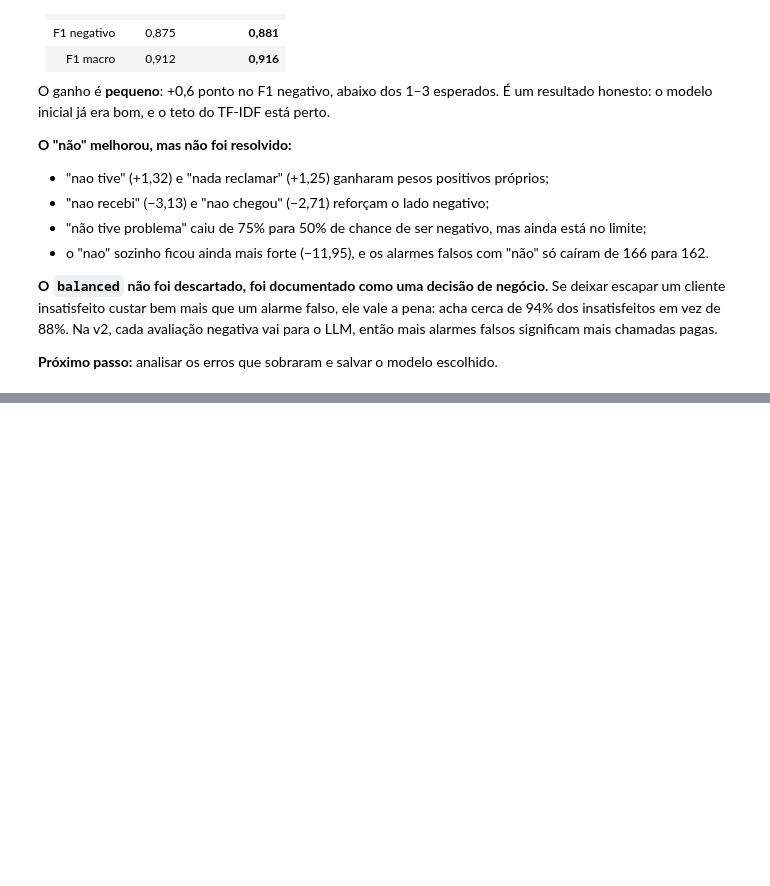
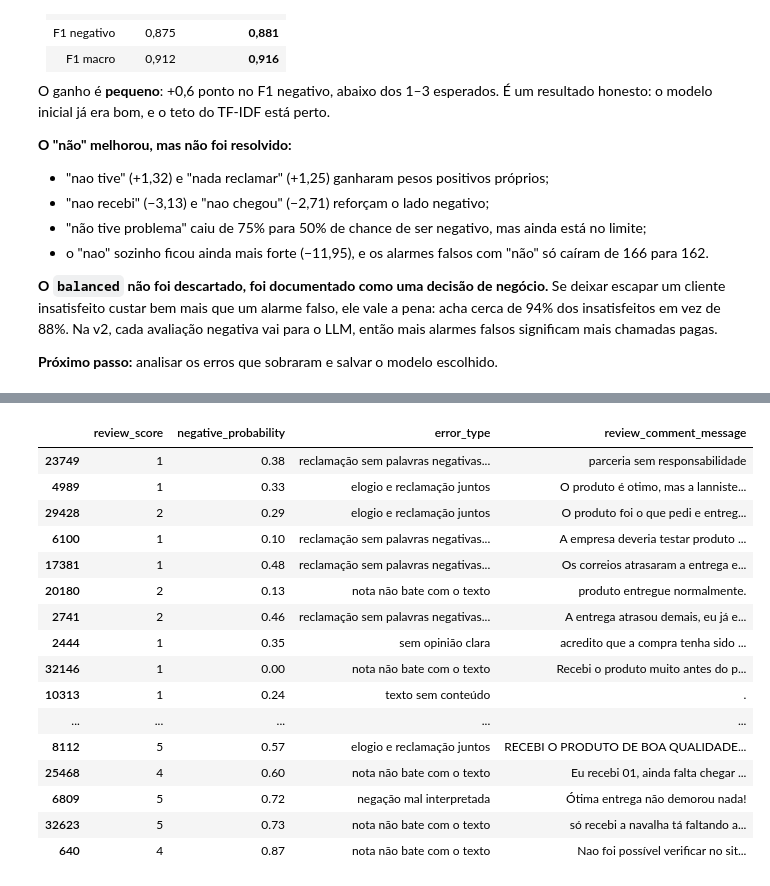
Before and after one commit to baxelin/delivery-ai, a Jupyter notebook: notebooks/v1_sentimento.ipynb, the cells around one changed output, grey strips where cells are left out. Cells and saved outputs as stored; diff of their text form; code cells hidden in the pictures; blank space fills up the shorter version.

Commit message:
feat: analisa erros do modelo na v1

```diff
--- a/notebooks/v1_sentimento.ipynb
+++ b/notebooks/v1_sentimento.ipynb
@@ -1122,0 +1127,19 @@ O ganho é **pequeno**: +0,6 ponto no F1 negativo, abaixo dos 1–3 esperados.
+# %%
+DECISION_THRESHOLD = 0.5
+pd.set_option("display.max_colwidth", 200)
+
+test_results = split.test.assign(
+    predicted=chosen_predictions,
+    negative_probability=chosen_model.predict_proba(split.test[MESSAGE_COLUMN])[:, negative_column],
+    words=split.test[MESSAGE_COLUMN].str.split().str.len(),
+)
+test_results["confidence"] = (test_results["negative_probability"] - DECISION_THRESHOLD).abs()
+is_chosen_correct = test_results["predicted"] == test_results[SENTIMENT_COLUMN]
+
+errors = test_results[~is_chosen_correct]
+missed_negatives = errors[errors[SENTIMENT_COLUMN] == NEGATIVE]
+false_alarms = errors[errors[SENTIMENT_COLUMN] != NEGATIVE]
+
+print(f"Erros no teste: {len(errors)} de {len(test_results):,}")
+print(f"Negativas que escaparam: {len(missed_negatives)}")
+print(f"Alarmes falsos: {len(false_alarms)}")
@@ -1122,0 +1210,63 @@ O ganho é **pequeno**: +0,6 ponto no F1 negativo, abaixo dos 1–3 esperados.
+# %%
+ERRORS_PER_CLASS = 10
+
+LABEL_MISMATCH = "nota não bate com o texto"
+MIXED_REVIEW = "elogio e reclamação juntos"
+IMPLICIT_COMPLAINT = "reclamação sem palavras negativas fortes"
+NO_CLEAR_OPINION = "sem opinião clara"
+NEGATION = "negação mal interpretada"
+NO_CONTENT = "texto sem conteúdo"
+
+ERROR_TYPES = {
+    # Negativas que escaparam (nota 1–2, previsto positivo)
+    "ed9c4cef237b26624da80683d83637be": IMPLICIT_COMPLAINT,  # parceria sem responsabilidade
+    "cd4e51c7d8e953943f08b723196df463": MIXED_REVIEW,  # produto ótimo, mas a loja deixa a desejar
+    "2a6dde7f3f02c36dae89b7b55d14ffad": MIXED_REVIEW,  # no prazo, porém com avarias
+    "4d2c24b096663970f1e4e3b6c5d1f1cf": IMPLICIT_COMPLAINT,  # deveria testar o produto antes
+    "d3ee1755937fb40863bc201b15d59870": IMPLICIT_COMPLAINT,  # correios atrasaram, encomenda parada
+    "069a1e0d18e39510f3c357ae1952902c": LABEL_MISMATCH,  # nota 2: "produto entregue normalmente"
+    "d6d1e908191ce44ad6b1625fea2dd4bd": IMPLICIT_COMPLAINT,  # atrasou demais, já estava cancelando
+    "c00b1a92c8643de86fef532ea9f244e9": NO_CLEAR_OPINION,  # acredita que a compra foi cancelada
+    "6c9bc25ad9a4a6fff78bfd6811f22229": LABEL_MISMATCH,  # nota 1: "excelente, muito satisfeito"
+    "5cf4cf09ef7a928bda183967caf8791a": NO_CONTENT,  # "."
+    # Alarmes falsos (nota 4–5, previsto negativo)
+    "f3ee11b1b007b522dfa98b2821bd174f": NO_CLEAR_OPINION,  # pergunta sobre outro produto
+    "dfd82dc775cb841eff3dafae560bc6eb": LABEL_MISMATCH,  # nota 4: nota fiscal errada, sem contato
+    "9d4f03e32cb1a2c109e551b4b4c08b48": LABEL_MISMATCH,  # nota 4: só recebeu um dos produtos
+    "83263ddf1ff34fd79ca04dc41d46dfaa": MIXED_REVIEW,  # gostou do atendimento, vai devolver
+    "788018f2a1e8cd2b63beeba502579989": NO_CLEAR_OPINION,  # não faz recomendações
+    "67a5cd203ca59f5cb234a83734e160e1": MIXED_REVIEW,  # boa qualidade, mas comprou tamanho errado
+    "16befc5364177925d2f4a20469c19d28": LABEL_MISMATCH,  # nota 4: ainda falta chegar o outro
+    "2f220637f1bc9636084c3f66f1c6f66f": NEGATION,  # "ótima entrega não demorou nada"
+    "161160f7f3602ec0de9cd583b62b3b15": LABEL_MISMATCH,  # nota 5: faltando itens
+    "ccc1adac52cfe1b953f071ac30007b51": LABEL_MISMATCH,  # nota 4: site não mostrava a cor
+}
+
+error_sample = pd.concat(
+    [
+        missed_negatives.sample(ERRORS_PER_CLASS, random_state=RANDOM_STATE),
+        false_alarms.sample(ERRORS_PER_CLASS, random_state=RANDOM_STATE),
+    ]
+)
+assert set(error_sample[ID_COLUMN]) == set(ERROR_TYPES), "A amostra mudou: refaça a anotação."
+
+annotated_errors = error_sample.assign(error_type=error_sample[ID_COLUMN].map(ERROR_TYPES))
+annotated_errors[[SCORE_COLUMN, "negative_probability", "error_type", MESSAGE_COLUMN]].round(2)
+# %% [output]
+|  | review_score | negative_probability | error_type | review_comment_message |
+| 23749 | 1 | 0.38 | reclamação sem palavras negativas... | parceria sem responsabilidade |
+| 4989 | 1 | 0.33 | elogio e reclamação juntos | O produto é otimo, mas a lanniste... |
+| 29428 | 2 | 0.29 | elogio e reclamação juntos | O produto foi o que pedi e entreg... |
+| 6100 | 1 | 0.10 | reclamação sem palavras negativas... | A empresa deveria testar produto ... |
+| 17381 | 1 | 0.48 | reclamação sem palavras negativas... | Os correios atrasaram a entrega e... |
+| 20180 | 2 | 0.13 | nota não bate com o texto | produto entregue normalmente. |
+| 2741 | 2 | 0.46 | reclamação sem palavras negativas... | A entrega atrasou demais, eu já e... |
+| 2444 | 1 | 0.35 | sem opinião clara | acredito que a compra tenha sido ... |
+| 32146 | 1 | 0.00 | nota não bate com o texto | Recebi o produto muito antes do p... |
+| 10313 | 1 | 0.24 | texto sem conteúdo | . |
+| ... | ... | ... | ... | ... |
+| 8112 | 5 | 0.57 | elogio e reclamação juntos | RECEBI O PRODUTO DE BOA QUALIDADE... |
+| 25468 | 4 | 0.60 | nota não bate com o texto | Eu recebi 01, ainda falta chegar ... |
+| 6809 | 5 | 0.72 | negação mal interpretada | Ótima entrega não demorou nada! |
+| 32623 | 5 | 0.73 | nota não bate com o texto | só recebi a navalha tá faltando a... |
+| 640 | 4 | 0.87 | nota não bate com o texto | Nao foi possível verificar no sit... |
```
Also changed, not shown: parts of 13 cells of this notebook.
